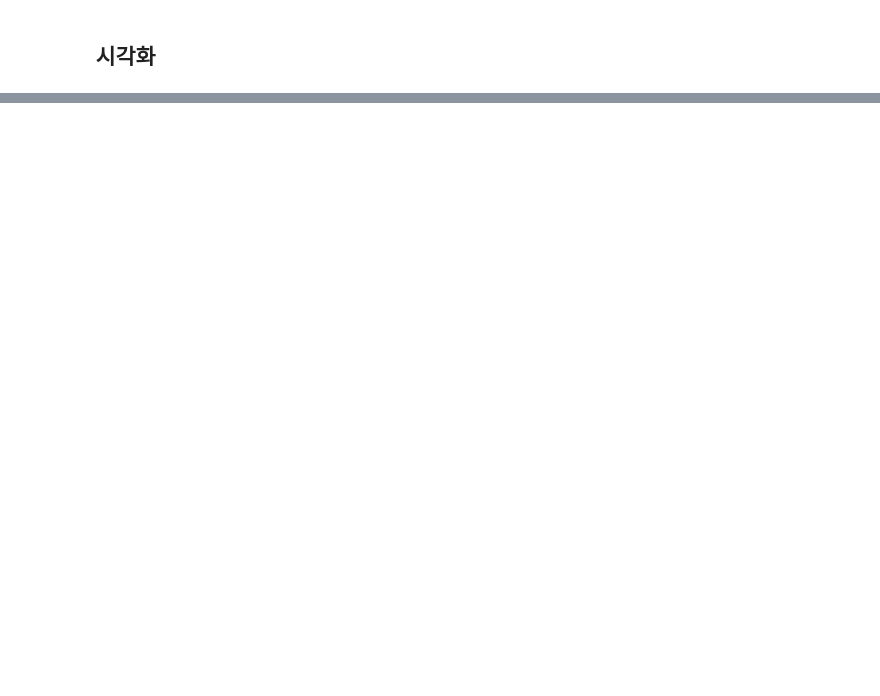
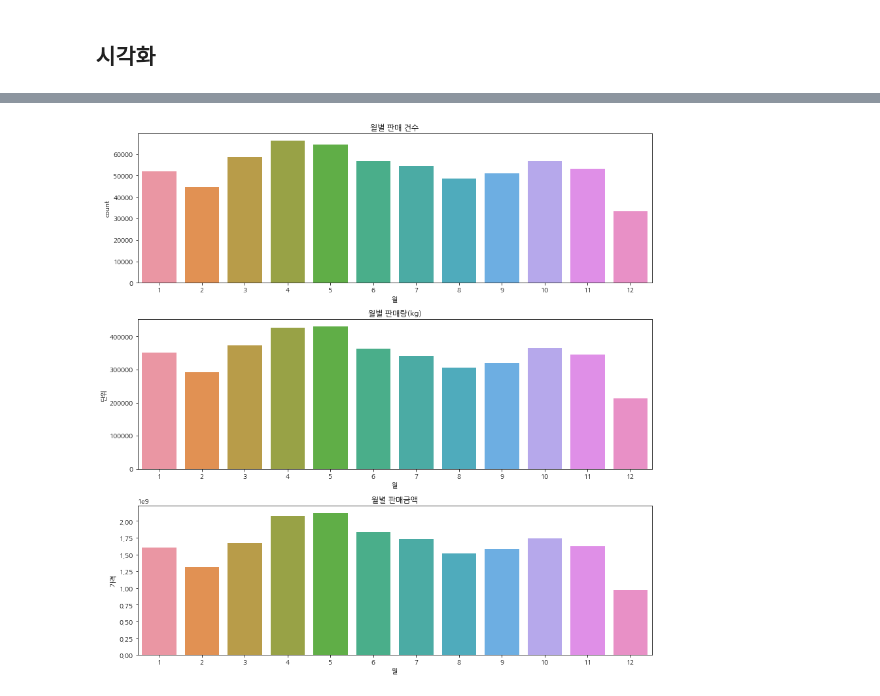
Before and after one commit to jsh0551/data_analysis_practice, a Jupyter notebook: 서울 열린데이터 광장/서울시농수산식품공사 식품 판매 결과.ipynb, the cells around one changed output, grey strips where cells are left out. Saved outputs shown, nothing was run; the diff lists cells and outputs as text; code cells hidden in the pictures; blank space fills up the shorter version.

```diff
--- a/서울 열린데이터 광장/서울시농수산식품공사 식품 판매 결과.ipynb
+++ b/서울 열린데이터 광장/서울시농수산식품공사 식품 판매 결과.ipynb
@@ -126,0 +165,10 @@ df.drop(['친환경구분(일반)'],axis=1,inplace=True)
+# %%
+sub_df = df.groupby(by=['월'],as_index=False)['단위'].sum()
+sub_df2 = df.groupby(by=['월'],as_index=False)['가격'].sum()
+fig,axes = plt.subplots(3,1,figsize=(12,12))
+sns.countplot(data=df,x='월',ax=axes[0]).set(title='월별 판매 건수')
+sns.barplot(data=sub_df, x='월', y='단위', ax=axes[1]).set(title='월별 판매량(kg)')
+sns.barplot(data=sub_df2, x='월', y='가격', ax=axes[2]).set(title='월별 판매금액')
+plt.tight_layout()
+# %% [output]
+[figure, added]
```
Also changed, not shown: parts of 13 cells of this notebook.
